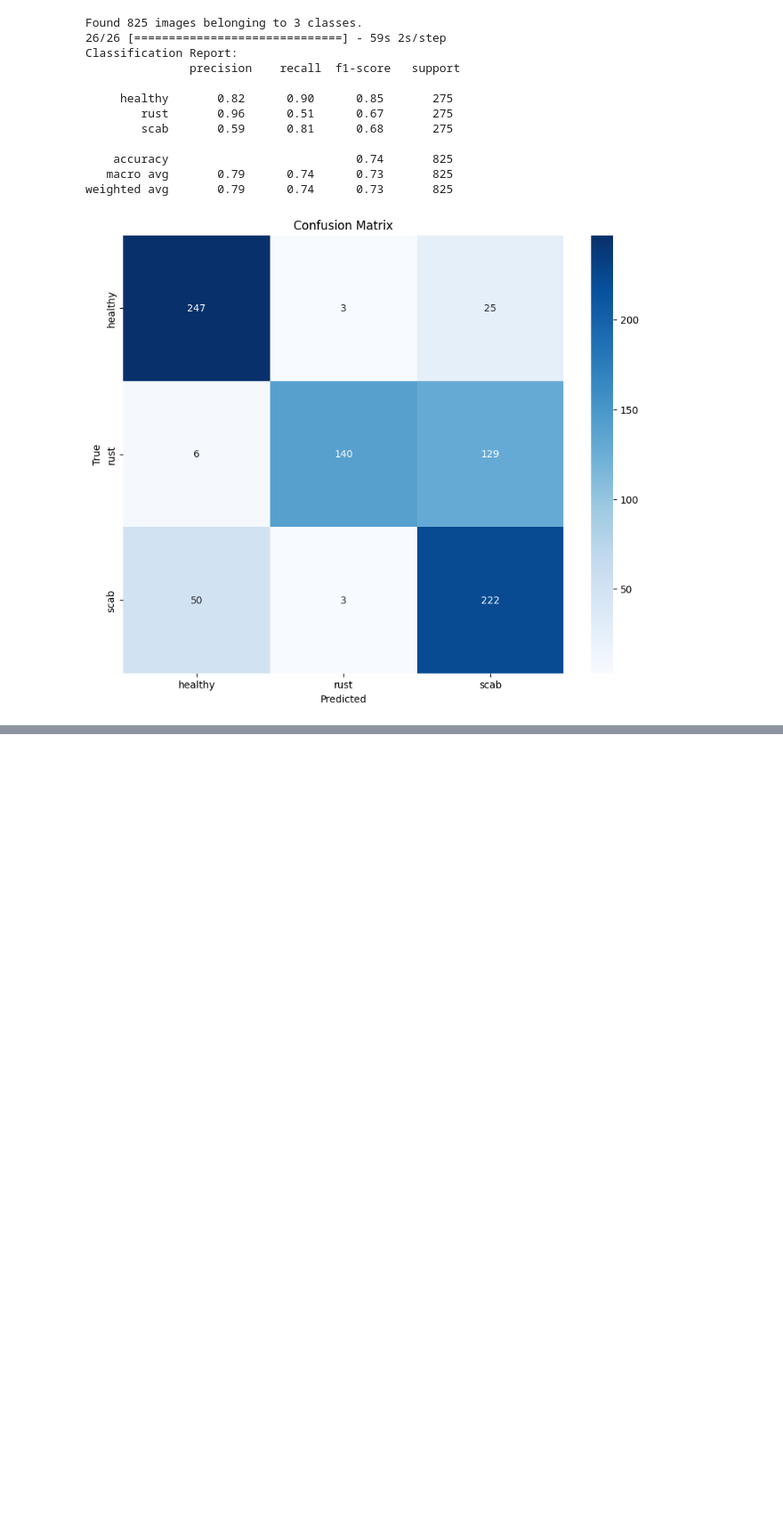
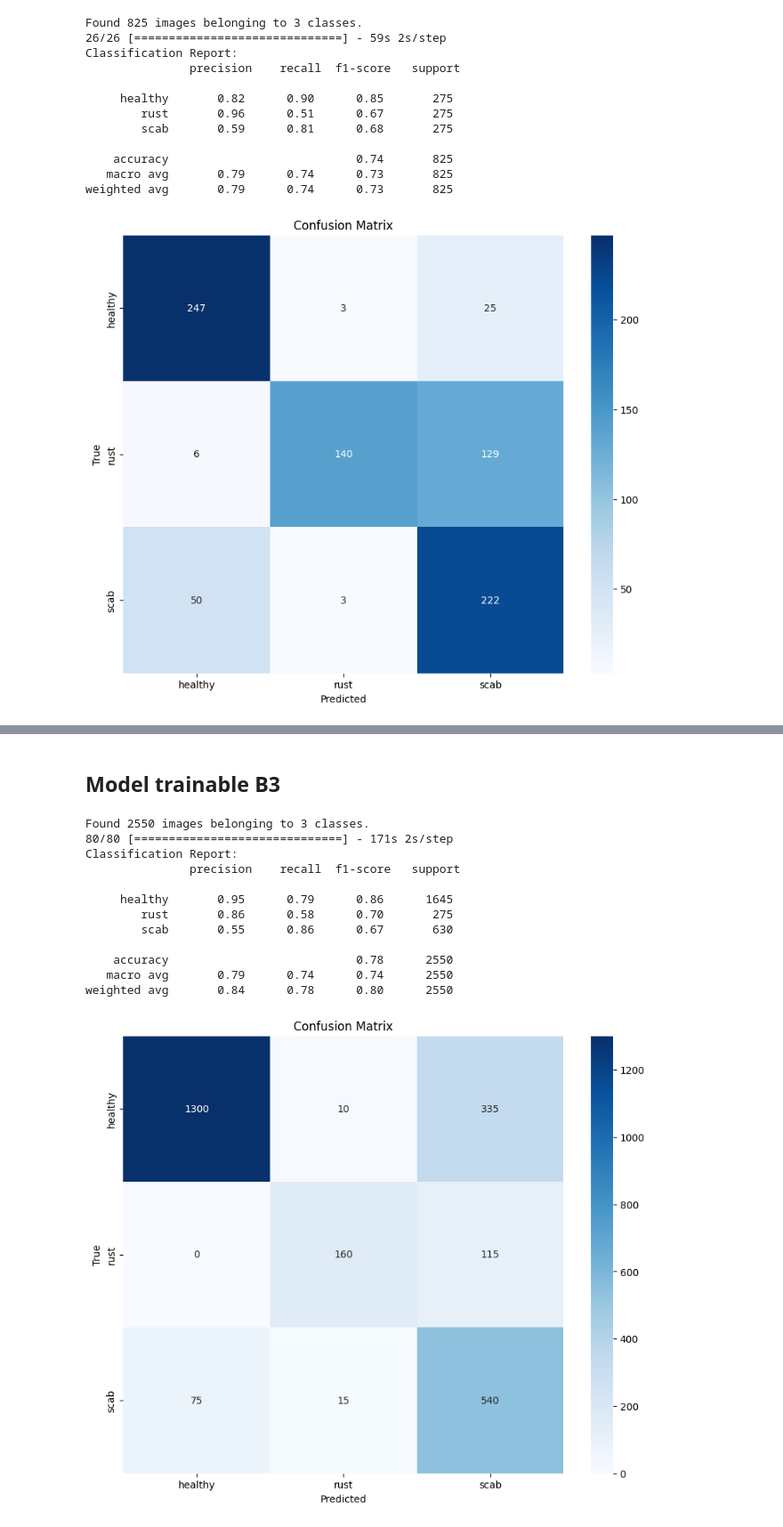
Before and after one commit to AbiyaMakruf/TelU-Tubes-TugasAkhir-KlasifikasiPenyakitTanamanApel, a Jupyter notebook: modifikasi.ipynb, the cells around one changed output, grey strips where cells are left out. Shown: that part at 89% size. Drawn from its saved outputs; the diff is of its cells as text; code cells hidden in the pictures; blank space fills up the shorter version.

```diff
--- a/modifikasi.ipynb
+++ b/modifikasi.ipynb
@@ -147 +300,49 @@ weighted avg       0.79      0.74      0.73       825
+# %% [markdown]
+## Model trainable B3
+# %%
+# Menggunakan ImageDataGenerator untuk melakukan preprocessing pada data testing
+test_datagen = ImageDataGenerator(preprocessing_function=efficientnet_preprocess)
+
+# Generator untuk data testing
+test_generator = test_datagen.flow_from_directory(
+    directory=test_dir_segmentated,
+    target_size=(300, 300),  # Sesuaikan dengan input size model
+    batch_size=32,  # Gunakan batch_size = 1 agar bisa mengambil gambar satu per satu
+    class_mode='categorical',
+    shuffle=False  # Jangan di-shuffle untuk menjaga urutan gambar
+)
+
+y_pred = model_trainable.predict(test_generator, steps=len(test_generator), verbose=1)
+
+y_pred_classes = np.argmax(y_pred, axis=1)
+
+y_true = test_generator.classes
+
+class_names = list(test_generator.class_indices.keys())
+
+cm = confusion_matrix(y_true, y_pred_classes)
+
+print("Classification Report:\n", classification_report(y_true, y_pred_classes, target_names=class_names))
+
+# Langkah 5: Menampilkan confusion matrix sebagai heatmap
+plt.figure(figsize=(10, 8))
+sns.heatmap(cm, annot=True, fmt='d', cmap='Blues', xticklabels=class_names, yticklabels=class_names)
+plt.title('Confusion Matrix')
+plt.xlabel('Predicted')
+plt.ylabel('True')
+plt.show()
+# %% [output]
+Found 2550 images belonging to 3 classes.
+80/80 [==============================] - 171s 2s/step
+Classification Report:
+               precision    recall  f1-score   support
+
+     healthy       0.95      0.79      0.86      1645
+        rust       0.86      0.58      0.70       275
+        scab       0.55      0.86      0.67       630
+
+    accuracy                           0.78      2550
+   macro avg       0.79      0.74      0.74      2550
+weighted avg       0.84      0.78      0.80      2550
+[figure, added]
 # %%
```
Also changed, not shown: parts of 27 cells of this notebook, 3 other files.
